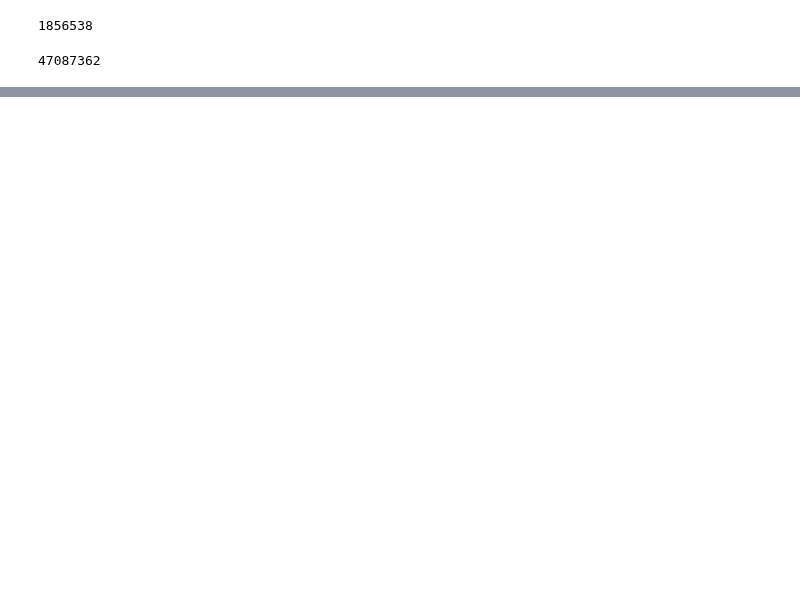
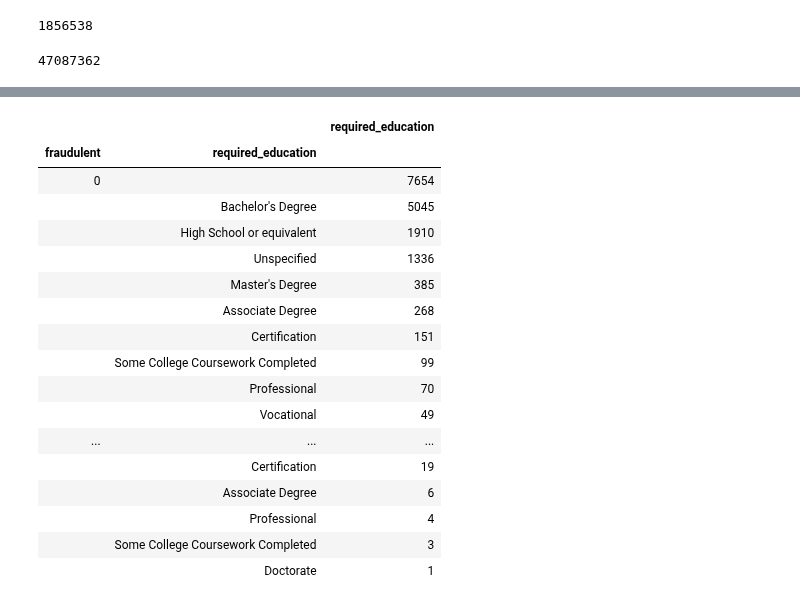
Before and after one commit to OlgaAlto/Fake-job-ads, a Jupyter notebook: fake job ads.ipynb, the cells around one changed output, grey strips where cells are left out. Cells and saved outputs as stored; diff of their text form; code cells hidden in the pictures; blank space fills up the shorter version.

```diff
--- a/fake job ads.ipynb
+++ b/fake job ads.ipynb
@@ -156,0 +208,25 @@ plt.axis("off")
+# %%
+# Required_education: "0" - real, "1" -fake
+
+df.groupby('fraudulent').agg({'required_education': 'value_counts'})
+#  RESULT: different requirements for the level of education. Real employers more often want
+# bachelors or masters (highly skilled employees)
+# %% [output]
+|  |  | required_education |
+| fraudulent | required_education |  |
+| 0 |  | 7654 |
+|  | Bachelor's Degree | 5045 |
+|  | High School or equivalent | 1910 |
+|  | Unspecified | 1336 |
+|  | Master's Degree | 385 |
+|  | Associate Degree | 268 |
+|  | Certification | 151 |
+|  | Some College Coursework Completed | 99 |
+|  | Professional | 70 |
+|  | Vocational | 49 |
+| ... | ... | ... |
+|  | Certification | 19 |
+|  | Associate Degree | 6 |
+|  | Professional | 4 |
+|  | Some College Coursework Completed | 3 |
+|  | Doctorate | 1 |
```
Also changed, not shown: parts of 34 cells of this notebook.
